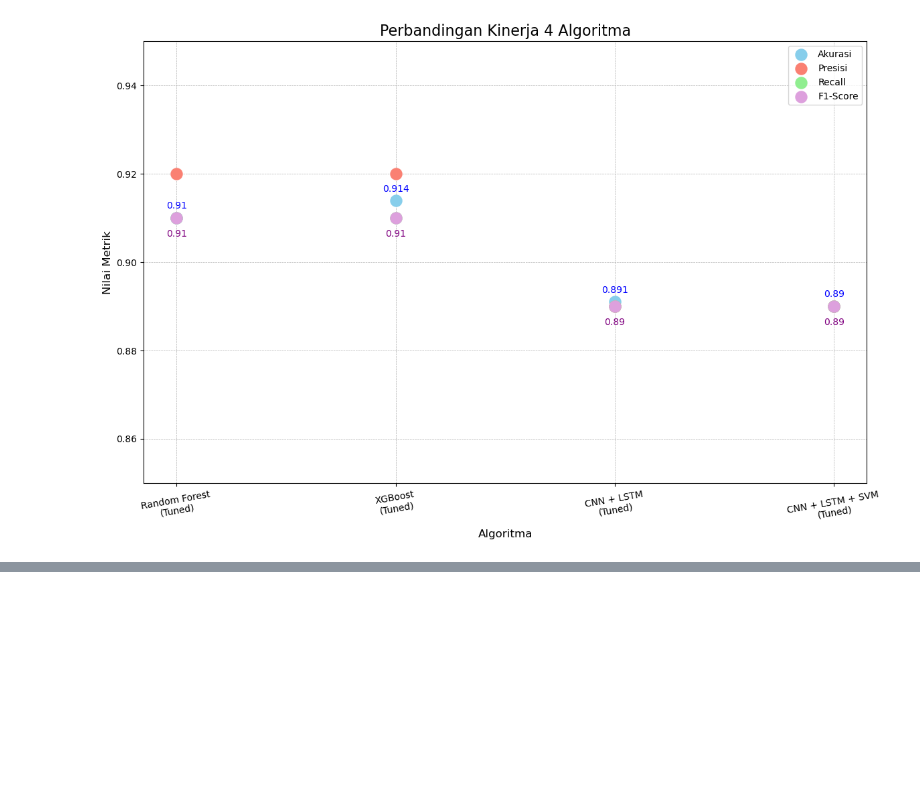
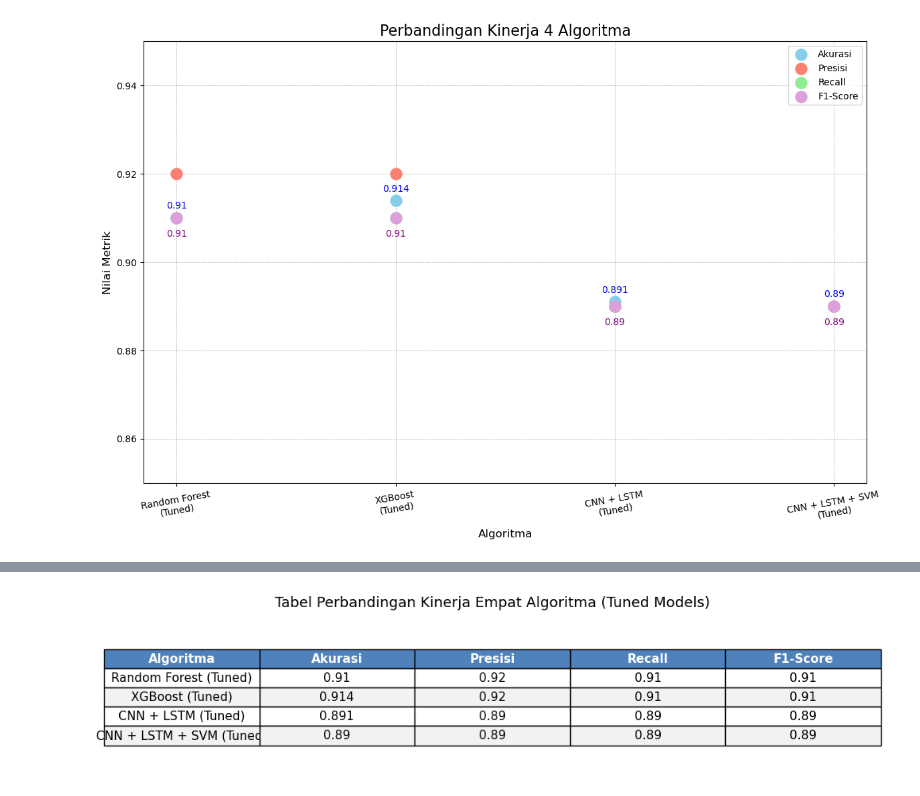
Before and after one commit to Gr1X/Diabetes_MealPlan_Model, a Jupyter notebook: Data training/hasilperbandingan.ipynb, the cells around one changed output, grey strips where cells are left out. Cells and saved outputs as stored; diff of their text form; code cells hidden in the pictures; blank space fills up the shorter version.

```diff
--- a/Data training/hasilperbandingan.ipynb
+++ b/Data training/hasilperbandingan.ipynb
@@ -69,0 +127,59 @@ CNN + LSTM + SVM\n(Tuned)   0.8900                    0.89                   0.8
+# %%
+import matplotlib.pyplot as plt
+import pandas as pd
+
+# === Data hasil evaluasi dari masing-masing model ===
+algorithms = [
+    'Random Forest (Tuned)',
+    'XGBoost (Tuned)',
+    'CNN + LSTM (Tuned)',
+    'CNN + LSTM + SVM (Tuned)'
+]
+
+accuracy = [0.91, 0.9139, 0.8910, 0.89]
+precision = [0.92, 0.92, 0.89, 0.89]
+recall = [0.91, 0.91, 0.89, 0.89]
+f1_score = [0.91, 0.91, 0.89, 0.89]
+
+# === Membuat DataFrame untuk kemudahan tampilan ===
+comparison_df = pd.DataFrame({
+    'Algoritma': algorithms,
+    'Akurasi': accuracy,
+    'Presisi': precision,
+    'Recall': recall,
+    'F1-Score': f1_score
+})
+
+# === Menampilkan tabel dengan Matplotlib ===
+fig, ax = plt.subplots(figsize=(10, 2.5))
+ax.axis('off')  # Hilangkan sumbu agar fokus ke tabel
+ax.axis('tight')
+
+# Membuat tabel dari DataFrame
+table = ax.table(
+    cellText=comparison_df.round(3).values,   # isi tabel
+    colLabels=comparison_df.columns,          # header
+    cellLoc='center',                         # rata tengah
+    loc='center'
+)
+
+# === Styling tabel ===
+table.auto_set_font_size(False)
+table.set_fontsize(11)
+table.scale(1.2, 1.5)  # memperbesar tabel agar proporsional
+
+# Pewarnaan header agar lebih profesional
+for (row, col), cell in table.get_celld().items():
+    if row == 0:
+        cell.set_text_props(weight='bold', color='white')
+        cell.set_facecolor('#4F81BD')  # warna biru header
+    elif row % 2 == 0:
+        cell.set_facecolor('#F2F2F2')  # warna abu muda untuk baris genap
+    else:
+        cell.set_facecolor('white')    # baris ganjil putih
+
+plt.title("Tabel Perbandingan Kinerja Empat Algoritma (Tuned Models)", fontsize=13, pad=15)
+plt.tight_layout()
+plt.show()
+# %% [output]
+[figure, added]
```
Also changed, not shown: parts of 1 cell of this notebook, 1 other file.
